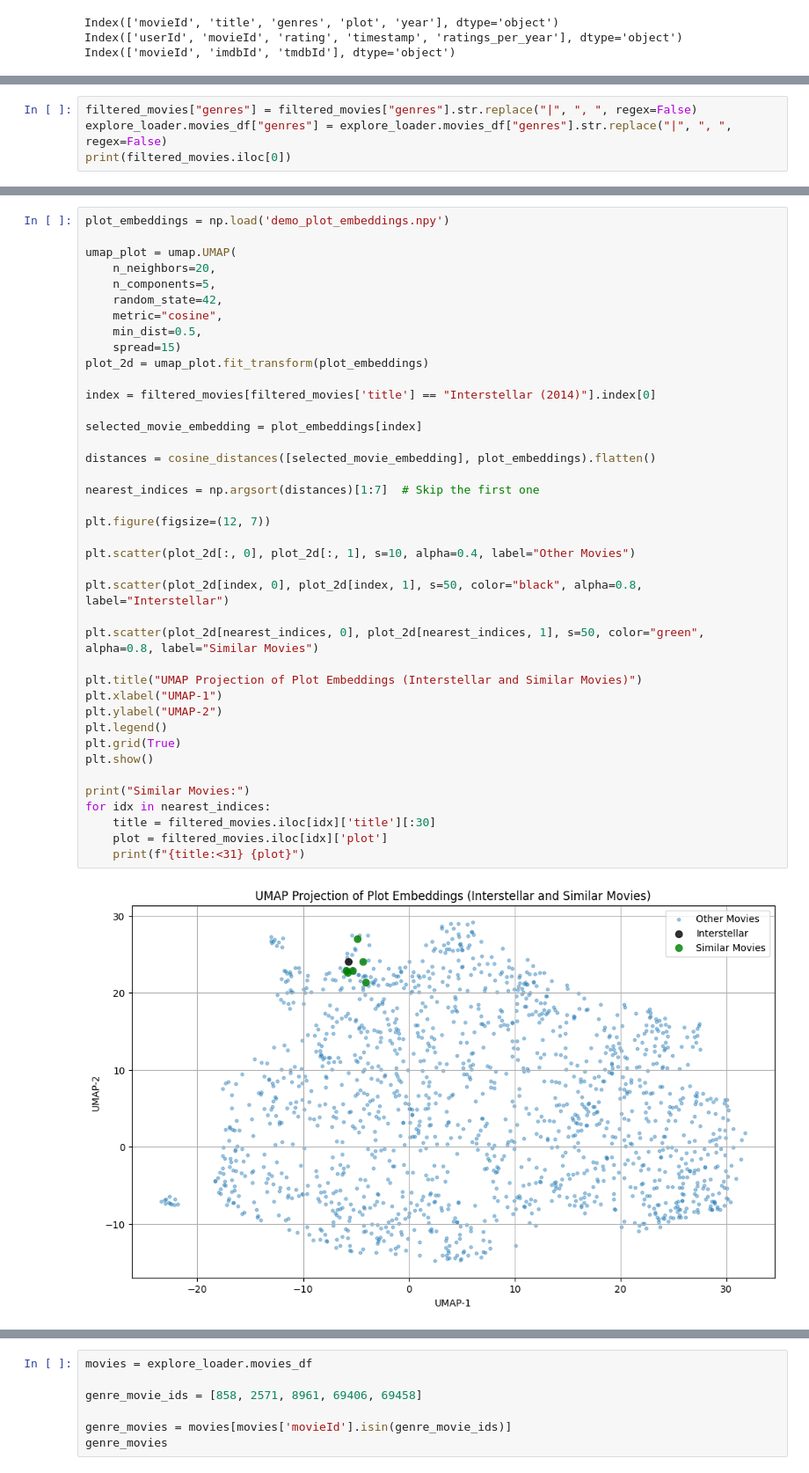
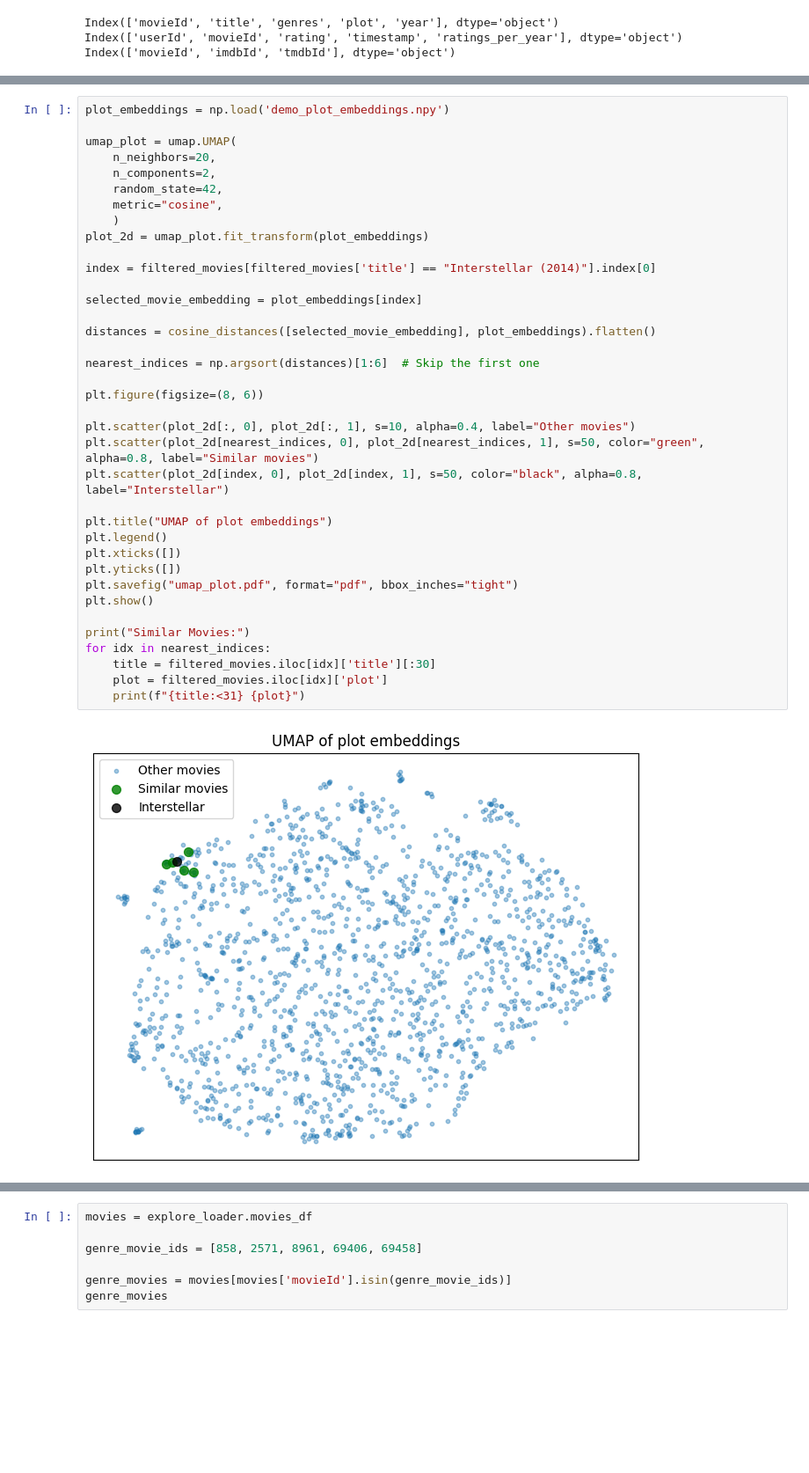
Before and after one commit to RichardFedak/llm-diversity, a Jupyter notebook: experiment/EasyStudy/server/static/datasets/ml-latest/explore.ipynb, the cells around one changed output, grey strips where cells are left out. Shown at 88% size. Cells and saved outputs as stored; diff of their text form; blank space fills up the shorter version.

```diff
--- a/experiment/EasyStudy/server/static/datasets/ml-latest/explore.ipynb
+++ b/experiment/EasyStudy/server/static/datasets/ml-latest/explore.ipynb
@@ -452,4 +170,0 @@ Movies with at least 10 ratings PER YEAR:  11450
-# %%
-filtered_movies["genres"] = filtered_movies["genres"].str.replace("|", ", ", regex=False)
-explore_loader.movies_df["genres"] = explore_loader.movies_df["genres"].str.replace("|", ", ", regex=False)
-print(filtered_movies.iloc[0])
@@ -534,45 +199,42 @@ plt.show()
 # %%
 plot_embeddings = np.load('demo_plot_embeddings.npy')
 
 umap_plot = umap.UMAP(
     n_neighbors=20,
-    n_components=5,
+    n_components=2,
     random_state=42,
     metric="cosine",
-    min_dist=0.5,
-    spread=15)
+    )
 plot_2d = umap_plot.fit_transform(plot_embeddings)
 
 index = filtered_movies[filtered_movies['title'] == "Interstellar (2014)"].index[0]
 
 selected_movie_embedding = plot_embeddings[index]
 
 distances = cosine_distances([selected_movie_embedding], plot_embeddings).flatten()
 
-nearest_indices = np.argsort(distances)[1:7]  # Skip the first one
+nearest_indices = np.argsort(distances)[1:6]  # Skip the first one
 
-plt.figure(figsize=(12, 7))
+plt.figure(figsize=(8, 6))
 
-plt.scatter(plot_2d[:, 0], plot_2d[:, 1], s=10, alpha=0.4, label="Other Movies")
-
+plt.scatter(plot_2d[:, 0], plot_2d[:, 1], s=10, alpha=0.4, label="Other movies")
+plt.scatter(plot_2d[nearest_indices, 0], plot_2d[nearest_indices, 1], s=50, color="green", alpha=0.8, label="Similar movies")
 plt.scatter(plot_2d[index, 0], plot_2d[index, 1], s=50, color="black", alpha=0.8, label="Interstellar")
 
-plt.scatter(plot_2d[nearest_indices, 0], plot_2d[nearest_indices, 1], s=50, color="green", alpha=0.8, label="Similar Movies")
-
-plt.title("UMAP Projection of Plot Embeddings (Interstellar and Similar Movies)")
-plt.xlabel("UMAP-1")
-plt.ylabel("UMAP-2")
+plt.title("UMAP of plot embeddings")
 plt.legend()
-plt.grid(True)
+plt.xticks([])
+plt.yticks([])
+plt.savefig("umap_plot.pdf", format="pdf", bbox_inches="tight")
 plt.show()
 
 print("Similar Movies:")
 for idx in nearest_indices:
     title = filtered_movies.iloc[idx]['title'][:30]
     plot = filtered_movies.iloc[idx]['plot']
     print(f"{title:<31} {plot}")
 # %% [output]
-[figure, old version]
+[figure, new version]
 Similar Movies:
 The Martian (2015)              An astronaut becomes stranded on Mars after his team assume him dead, and must rely on his ingenuity to find a way to signal to Earth that he is alive and can survive u ...
 Life (2017)                     A team of scientists aboard the ISS discover a rapidly evolving Martian predator that needs to be kept away from Earth at all costs.
```
Also changed, not shown: parts of 23 cells of this notebook, 2 other files.
